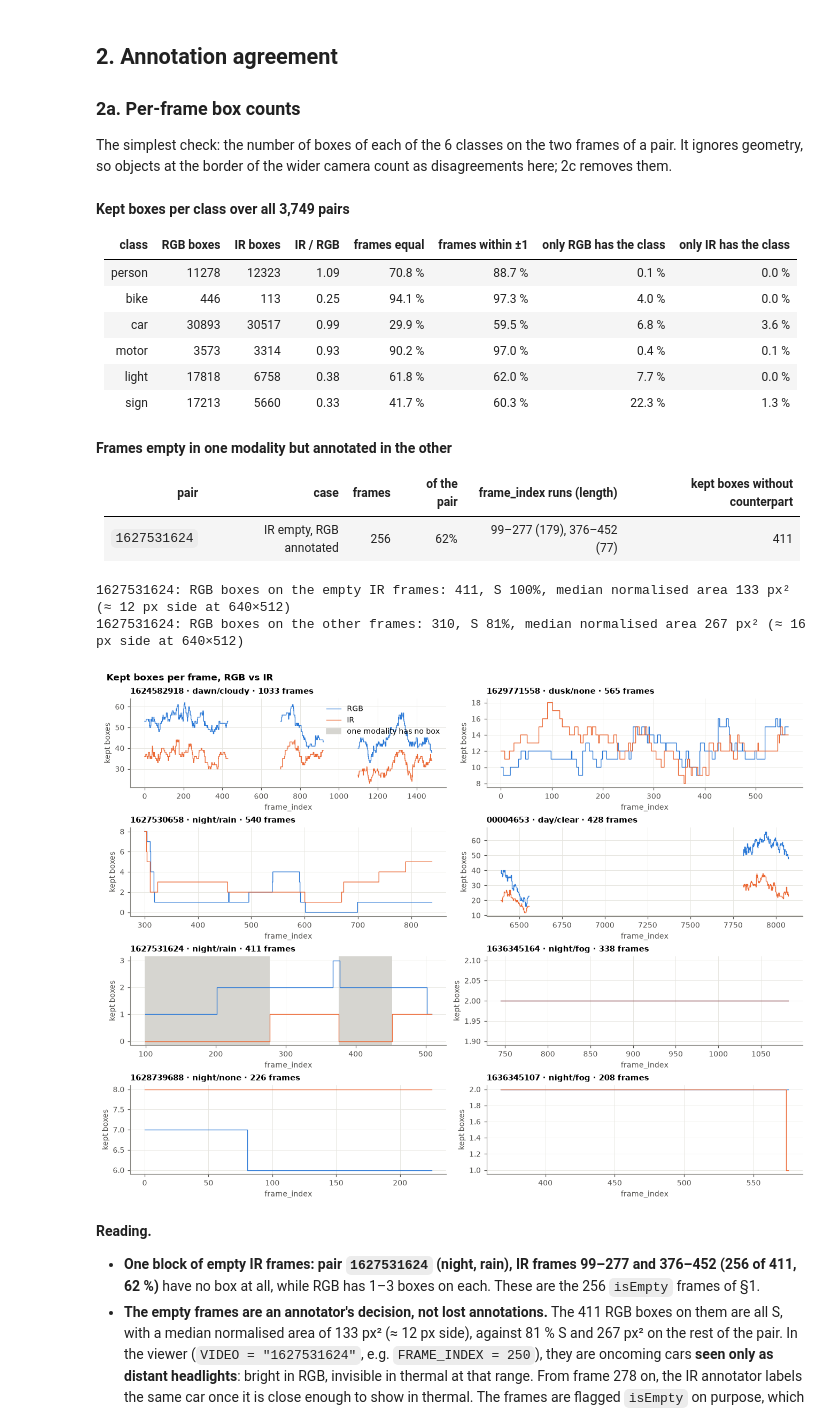
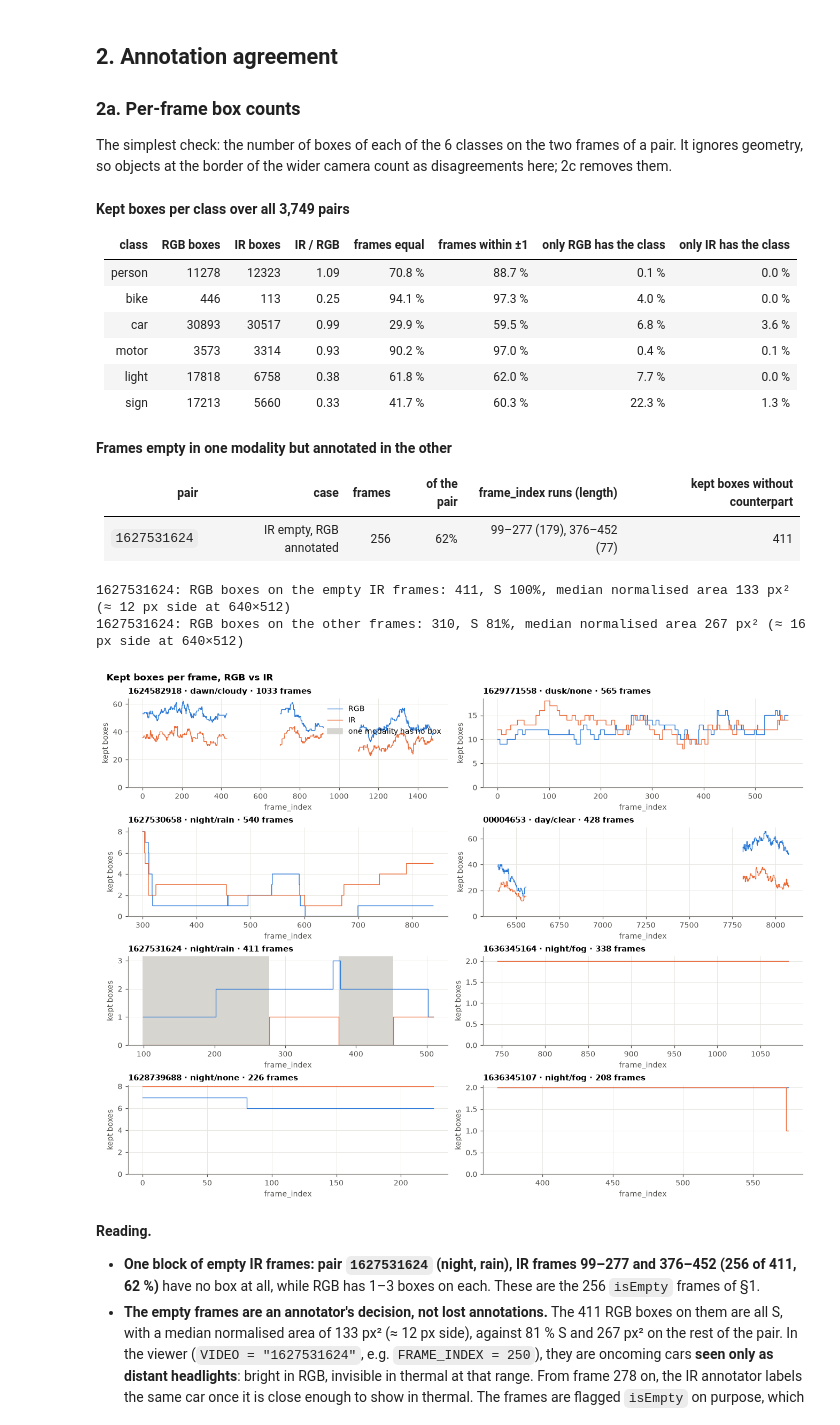
Before and after one commit to Leo00010011/ir-world-model, a Jupyter notebook: notebooks/test_set_quality.ipynb, the cells around one changed output. Saved outputs shown, nothing was run; the diff lists cells and outputs as text; code cells hidden in the pictures.

```diff
--- a/notebooks/test_set_quality.ipynb
+++ b/notebooks/test_set_quality.ipynb
@@ -313,34 +313,36 @@ for ax, p in zip(axes.flat, ORDER):
         ax.plot(np.insert(fr, brk, np.nan), np.insert(y, brk, np.nan), lw=0.9, color=MOD_COLOR[m],
                 drawstyle="steps-mid", label=MOD_LABEL[m])
     for r, _ in PAIR_FRAMES[p]:
         if r.image_id in EMPTY_SIDE:
             ax.axvspan(r.frame_index - 0.5, r.frame_index + 0.5, color="#d6d5d0", lw=0)
     ax.set_title(f"{p} · {'/'.join(PAIR_CONDITIONS[p])} · {len(fr)} frames", loc="left")
     ax.set_xlabel("frame_index")
     ax.set_ylabel("kept boxes")
+    # setting y axis min to 0
+    ax.set_ylim(bottom=0)
 axes[0, 0].legend(handles=[*axes[0, 0].get_lines()[:2], Patch(color="#d6d5d0", label="one modality has no box")],
                   loc="upper right")
 fig.suptitle("Kept boxes per frame, RGB vs IR", x=0.01, ha="left", fontweight="bold")
 plt.show()
 # %% [output]
 **Kept boxes per class over all 3,749 pairs**
 
 | class | RGB boxes | IR boxes | IR / RGB | frames equal | frames within ±1 | only RGB has the class | only IR has the class |
 |---|---|---|---|---|---|---|---|
 | person | 11278 | 12323 | 1.09 | 70.8 % | 88.7 % | 0.1 % | 0.0 % |
 | bike | 446 | 113 | 0.25 | 94.1 % | 97.3 % | 4.0 % | 0.0 % |
 | car | 30893 | 30517 | 0.99 | 29.9 % | 59.5 % | 6.8 % | 3.6 % |
 | motor | 3573 | 3314 | 0.93 | 90.2 % | 97.0 % | 0.4 % | 0.1 % |
 | light | 17818 | 6758 | 0.38 | 61.8 % | 62.0 % | 7.7 % | 0.0 % |
 | sign | 17213 | 5660 | 0.33 | 41.7 % | 60.3 % | 22.3 % | 1.3 % |
 **Frames empty in one modality but annotated in the other**
 
 | pair | case | frames | of the pair | frame_index runs (length) | kept boxes without counterpart |
 |---|---|---|---|---|---|
 | `1627531624` | IR empty, RGB annotated | 256 | 62% | 99–277 (179), 376–452 (77) | 411 |
 1627531624: RGB boxes on the empty IR frames: 411, S 100%, median normalised area 133 px² (≈ 12 px side at 640×512)
 1627531624: RGB boxes on the other frames: 310, S 81%, median normalised area 267 px² (≈ 16 px side at 640×512)
-[figure, old version]
+[figure, new version]
 # %% [markdown]
 **Reading.**
 - **One block of empty IR frames: pair `1627531624` (night, rain), IR frames 99–277 and 376–452 (256 of 411, 62 %)**
```
Also changed, not shown: parts of 1 cell of this notebook, 2 other files.
